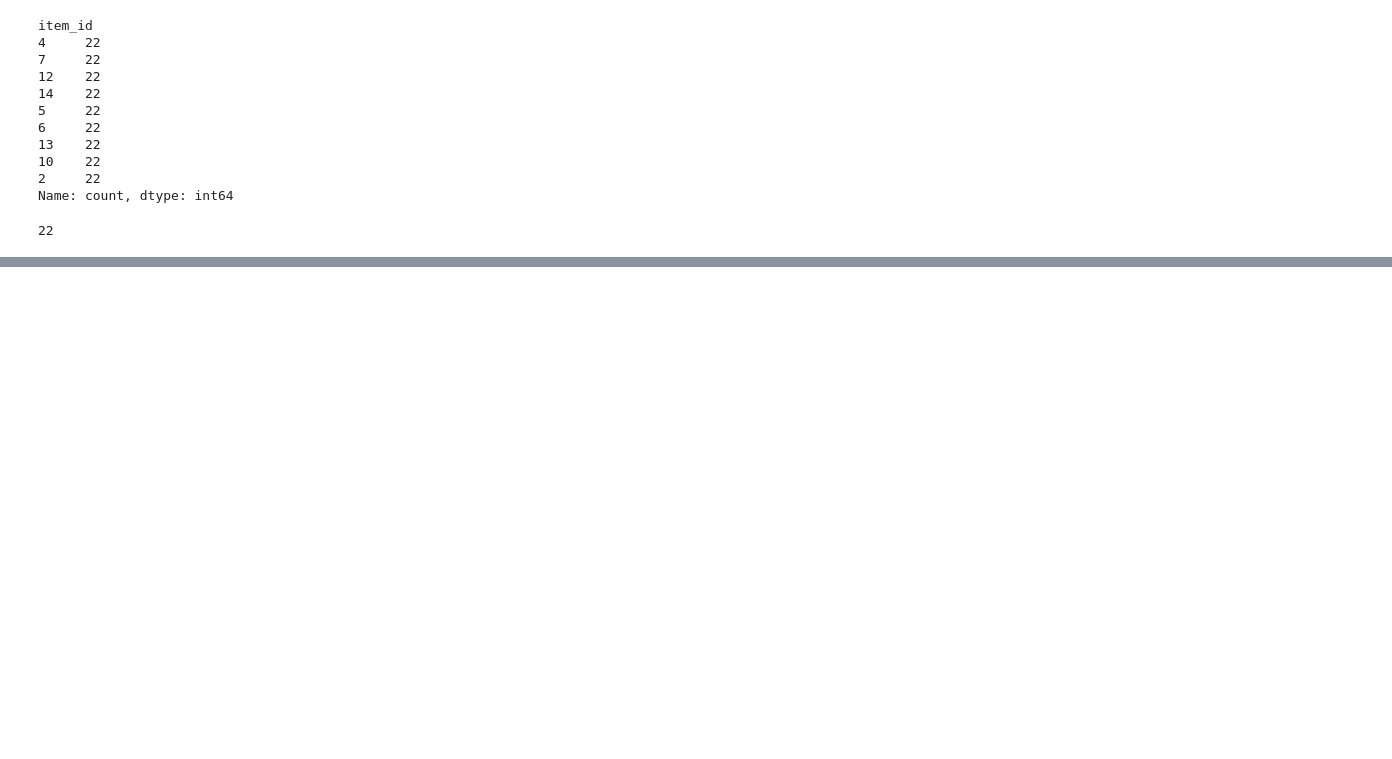
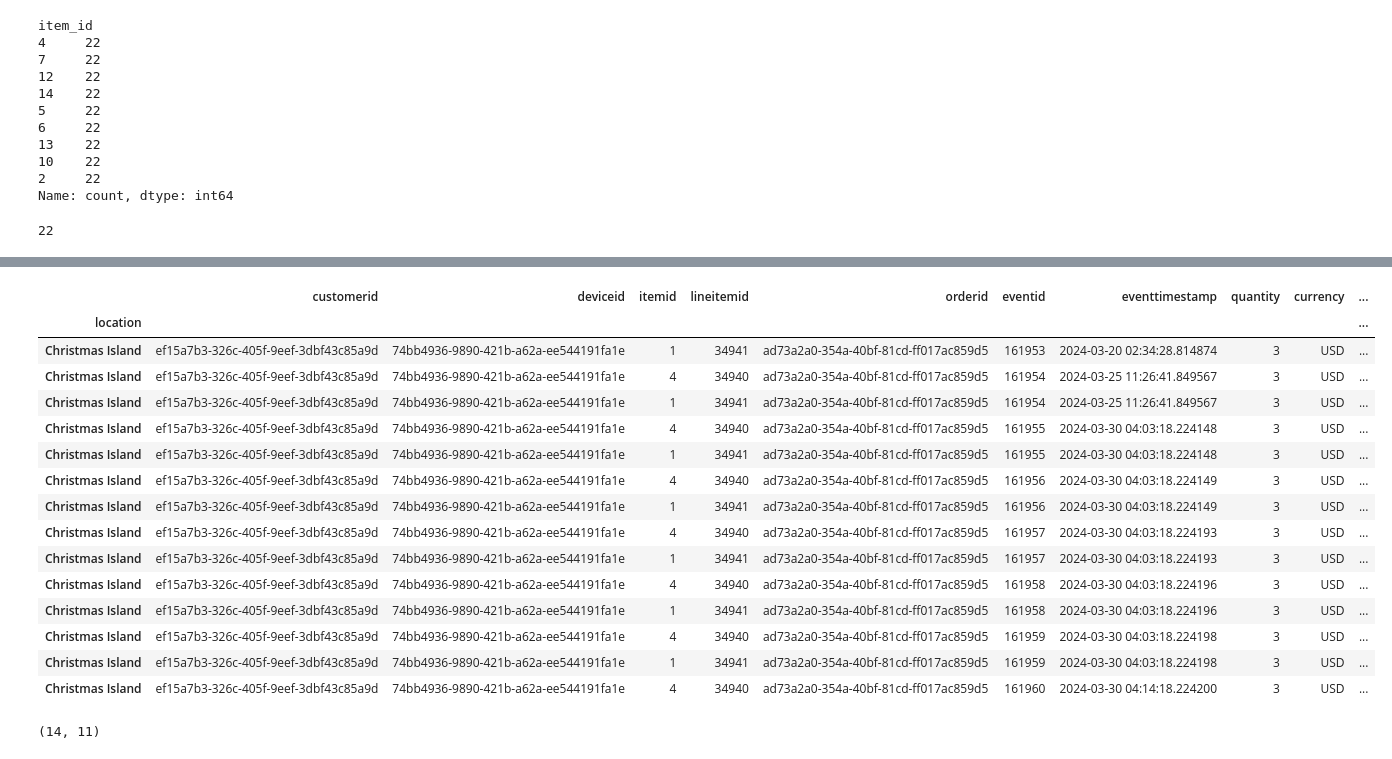
Before and after one commit to KudoroEsther/Files-Data_Analysis-, a Jupyter notebook: Task15/practice.ipynb, the cells around one changed output, grey strips where cells are left out. Drawn from its saved outputs; the diff is of its cells as text; code cells hidden in the pictures; blank space fills up the shorter version.

```diff
--- a/Task15/practice.ipynb
+++ b/Task15/practice.ipynb
@@ -305,0 +474,2 @@ cust_34d3c5e1['event_id'].nunique()
+# %%
+new_copy.columns =[x.upper() for x in new_copy.columns]
@@ -305,0 +483,2 @@ cust_34d3c5e1['event_id'].nunique()
+# %%
+new_copy.columns =[x.lower() for x in new_copy.columns]
@@ -305,0 +492,2 @@ cust_34d3c5e1['event_id'].nunique()
+# %%
+new_copy.columns = new_copy.columns.str.replace("_","")
@@ -305,0 +665,25 @@ cust_34d3c5e1['event_id'].nunique()
+# %%
+new_copy3 = new_copy.copy()[-15: -1]
+# %%
+new_copy3.head(15)
+# %% [output]
+|  | customerid | deviceid | itemid | lineitemid | orderid | eventid | eventtimestamp | quantity | currency | ... |
+| location |  |  |  |  |  |  |  |  |  | ... |
+| Christmas Island | ef15a7b3-326c-405f-9eef-3dbf43c85a9d | 74bb4936-9890-421b-a62a-ee544191fa1e | 1 | 34941 | ad73a2a0-354a-40bf-81cd-ff017ac859d5 | 161953 | 2024-03-20 02:34:28.814874 | 3 | USD | ... |
+| Christmas Island | ef15a7b3-326c-405f-9eef-3dbf43c85a9d | 74bb4936-9890-421b-a62a-ee544191fa1e | 4 | 34940 | ad73a2a0-354a-40bf-81cd-ff017ac859d5 | 161954 | 2024-03-25 11:26:41.849567 | 3 | USD | ... |
+| Christmas Island | ef15a7b3-326c-405f-9eef-3dbf43c85a9d | 74bb4936-9890-421b-a62a-ee544191fa1e | 1 | 34941 | ad73a2a0-354a-40bf-81cd-ff017ac859d5 | 161954 | 2024-03-25 11:26:41.849567 | 3 | USD | ... |
+| Christmas Island | ef15a7b3-326c-405f-9eef-3dbf43c85a9d | 74bb4936-9890-421b-a62a-ee544191fa1e | 4 | 34940 | ad73a2a0-354a-40bf-81cd-ff017ac859d5 | 161955 | 2024-03-30 04:03:18.224148 | 3 | USD | ... |
+| Christmas Island | ef15a7b3-326c-405f-9eef-3dbf43c85a9d | 74bb4936-9890-421b-a62a-ee544191fa1e | 1 | 34941 | ad73a2a0-354a-40bf-81cd-ff017ac859d5 | 161955 | 2024-03-30 04:03:18.224148 | 3 | USD | ... |
+| Christmas Island | ef15a7b3-326c-405f-9eef-3dbf43c85a9d | 74bb4936-9890-421b-a62a-ee544191fa1e | 4 | 34940 | ad73a2a0-354a-40bf-81cd-ff017ac859d5 | 161956 | 2024-03-30 04:03:18.224149 | 3 | USD | ... |
+| Christmas Island | ef15a7b3-326c-405f-9eef-3dbf43c85a9d | 74bb4936-9890-421b-a62a-ee544191fa1e | 1 | 34941 | ad73a2a0-354a-40bf-81cd-ff017ac859d5 | 161956 | 2024-03-30 04:03:18.224149 | 3 | USD | ... |
+| Christmas Island | ef15a7b3-326c-405f-9eef-3dbf43c85a9d | 74bb4936-9890-421b-a62a-ee544191fa1e | 4 | 34940 | ad73a2a0-354a-40bf-81cd-ff017ac859d5 | 161957 | 2024-03-30 04:03:18.224193 | 3 | USD | ... |
+| Christmas Island | ef15a7b3-326c-405f-9eef-3dbf43c85a9d | 74bb4936-9890-421b-a62a-ee544191fa1e | 1 | 34941 | ad73a2a0-354a-40bf-81cd-ff017ac859d5 | 161957 | 2024-03-30 04:03:18.224193 | 3 | USD | ... |
+| Christmas Island | ef15a7b3-326c-405f-9eef-3dbf43c85a9d | 74bb4936-9890-421b-a62a-ee544191fa1e | 4 | 34940 | ad73a2a0-354a-40bf-81cd-ff017ac859d5 | 161958 | 2024-03-30 04:03:18.224196 | 3 | USD | ... |
+| Christmas Island | ef15a7b3-326c-405f-9eef-3dbf43c85a9d | 74bb4936-9890-421b-a62a-ee544191fa1e | 1 | 34941 | ad73a2a0-354a-40bf-81cd-ff017ac859d5 | 161958 | 2024-03-30 04:03:18.224196 | 3 | USD | ... |
+| Christmas Island | ef15a7b3-326c-405f-9eef-3dbf43c85a9d | 74bb4936-9890-421b-a62a-ee544191fa1e | 4 | 34940 | ad73a2a0-354a-40bf-81cd-ff017ac859d5 | 161959 | 2024-03-30 04:03:18.224198 | 3 | USD | ... |
+| Christmas Island | ef15a7b3-326c-405f-9eef-3dbf43c85a9d | 74bb4936-9890-421b-a62a-ee544191fa1e | 1 | 34941 | ad73a2a0-354a-40bf-81cd-ff017ac859d5 | 161959 | 2024-03-30 04:03:18.224198 | 3 | USD | ... |
+| Christmas Island | ef15a7b3-326c-405f-9eef-3dbf43c85a9d | 74bb4936-9890-421b-a62a-ee544191fa1e | 4 | 34940 | ad73a2a0-354a-40bf-81cd-ff017ac859d5 | 161960 | 2024-03-30 04:14:18.224200 | 3 | USD | ... |
+# %%
+new_copy3.shape
+# %% [output]
+(14, 11)
```
Also changed, not shown: parts of 60 cells of this notebook.
